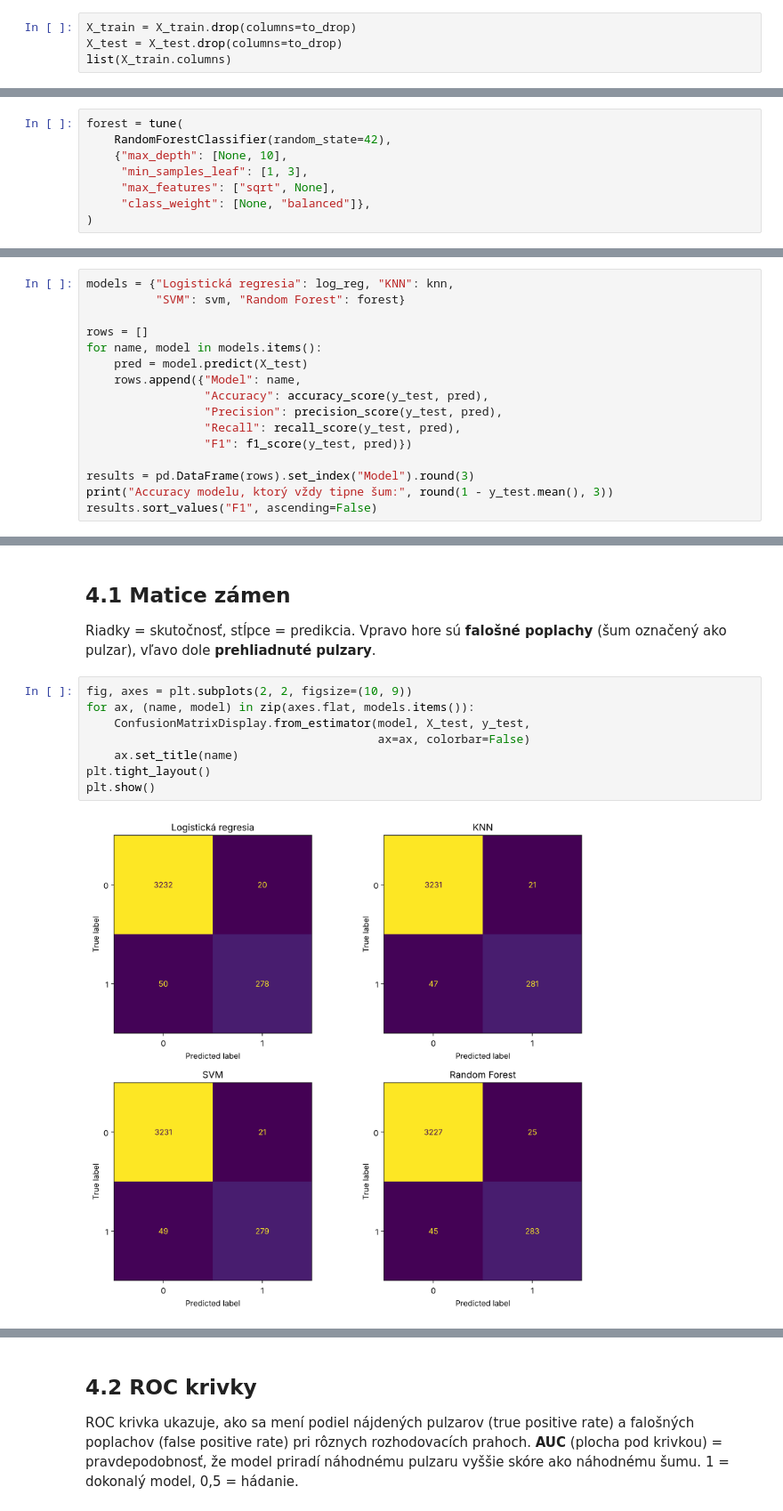
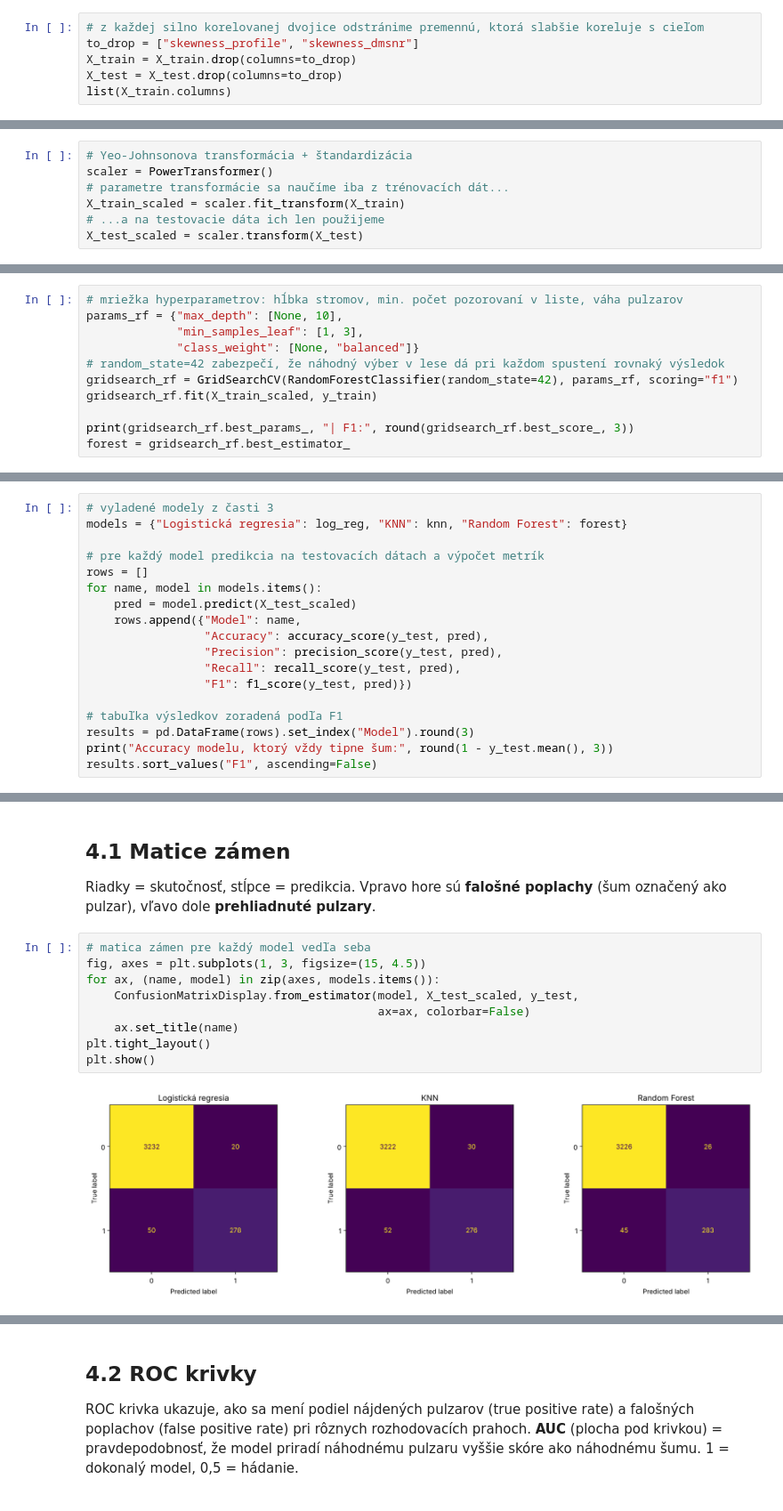
Before and after one commit to SimonaBednarikova/ML_pulsar_projekt_S1_r1, a Jupyter notebook: pulzary_projekt.ipynb, the cells around one changed output, grey strips where cells are left out. Shown at 89% size. Saved outputs shown, nothing was run; the diff lists cells and outputs as text.

```diff
--- a/pulzary_projekt.ipynb
+++ b/pulzary_projekt.ipynb
@@ -358,6 +385,8 @@ kurtosis_dmsnr vs skewness_dmsnr: r = 0.92
 # %% [markdown]
 Z každej dvojice vyhadzujeme **šikmosť (skewness)**, lebo slabšie koreluje s cieľovou premennou ako špicatosť (kurtosis).
 # %%
+# z každej silno korelovanej dvojice odstránime premennú, ktorá slabšie koreluje s cieľom
+to_drop = ["skewness_profile", "skewness_dmsnr"]
 X_train = X_train.drop(columns=to_drop)
 X_test = X_test.drop(columns=to_drop)
 list(X_train.columns)
@@ -384,3 +409,10 @@ list(X_train.columns)
+# %%
+# Yeo-Johnsonova transformácia + štandardizácia
+scaler = PowerTransformer()
+# parametre transformácie sa naučíme iba z trénovacích dát...
+X_train_scaled = scaler.fit_transform(X_train)
+# ...a na testovacie dáta ich len použijeme
+X_test_scaled = scaler.transform(X_test)
 # %% [markdown]
 # 3. Výber algoritmov a trénovanie
 ## Ako budeme modely hodnotiť
@@ -504,10 +496,13 @@ aj interakcie premenných. Navyše ukáže, ktoré premenné sú pre rozhodovani
 * `class_weight`: či zvýšiť váhu pulzarov.
 # %%
-forest = tune(
-    RandomForestClassifier(random_state=42),
-    {"max_depth": [None, 10],
-     "min_samples_leaf": [1, 3],
-     "max_features": ["sqrt", None],
-     "class_weight": [None, "balanced"]},
-)
+# mriežka hyperparametrov: hĺbka stromov, min. počet pozorovaní v liste, váha pulzarov
+params_rf = {"max_depth": [None, 10],
+             "min_samples_leaf": [1, 3],
+             "class_weight": [None, "balanced"]}
+# random_state=42 zabezpečí, že náhodný výber v lese dá pri každom spustení rovnaký výsledok
+gridsearch_rf = GridSearchCV(RandomForestClassifier(random_state=42), params_rf, scoring="f1")
+gridsearch_rf.fit(X_train_scaled, y_train)
+
+print(gridsearch_rf.best_params_, "| F1:", round(gridsearch_rf.best_score_, 3))
+forest = gridsearch_rf.best_estimator_
 # %% [output]
@@ -529,18 +521,20 @@ F1 (krížová validácia): predvolené 0.886 → vyladené 0.886
 # 4. Vyhodnotenie a porovnanie modelov na testovacích dátach
 Až teraz prvýkrát použijeme testovacie dáta, ktoré žiaden model ani GridSearch predtým nevideli.
 # %%
-models = {"Logistická regresia": log_reg, "KNN": knn,
-          "SVM": svm, "Random Forest": forest}
+# vyladené modely z časti 3
+models = {"Logistická regresia": log_reg, "KNN": knn, "Random Forest": forest}
 
+# pre každý model predikcia na testovacích dátach a výpočet metrík
 rows = []
 for name, model in models.items():
-    pred = model.predict(X_test)
+    pred = model.predict(X_test_scaled)
     rows.append({"Model": name,
                  "Accuracy": accuracy_score(y_test, pred),
                  "Precision": precision_score(y_test, pred),
                  "Recall": recall_score(y_test, pred),
                  "F1": f1_score(y_test, pred)})
 
+# tabuľka výsledkov zoradená podľa F1
 results = pd.DataFrame(rows).set_index("Model").round(3)
 print("Accuracy modelu, ktorý vždy tipne šum:", round(1 - y_test.mean(), 3))
 results.sort_values("F1", ascending=False)
@@ -563,13 +556,14 @@ Všetky štyri modely dosahujú accuracy 98 %, oproti 90,8 % pri modeli, ktorý
 Riadky = skutočnosť, stĺpce = predikcia. Vpravo hore sú **falošné poplachy** (šum označený ako pulzar),
 vľavo dole **prehliadnuté pulzary**.
 # %%
-fig, axes = plt.subplots(2, 2, figsize=(10, 9))
-for ax, (name, model) in zip(axes.flat, models.items()):
-    ConfusionMatrixDisplay.from_estimator(model, X_test, y_test,
+# matica zámen pre každý model vedľa seba
+fig, axes = plt.subplots(1, 3, figsize=(15, 4.5))
+for ax, (name, model) in zip(axes, models.items()):
+    ConfusionMatrixDisplay.from_estimator(model, X_test_scaled, y_test,
                                           ax=ax, colorbar=False)
     ax.set_title(name)
 plt.tight_layout()
 plt.show()
 # %% [output]
-[figure, old version]
+[figure, new version]
 # %% [markdown]
```
Also changed, not shown: parts of 42 cells of this notebook.
